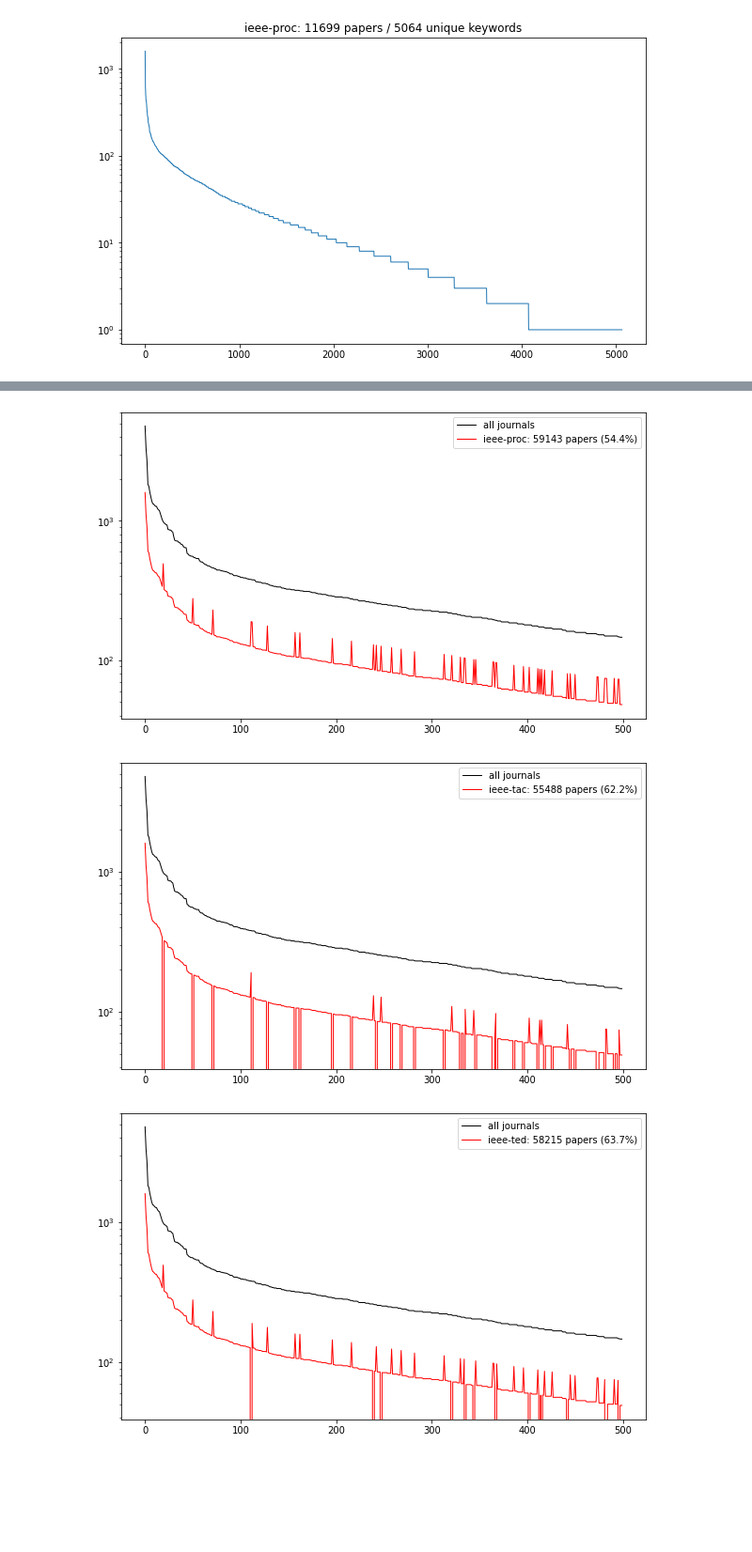
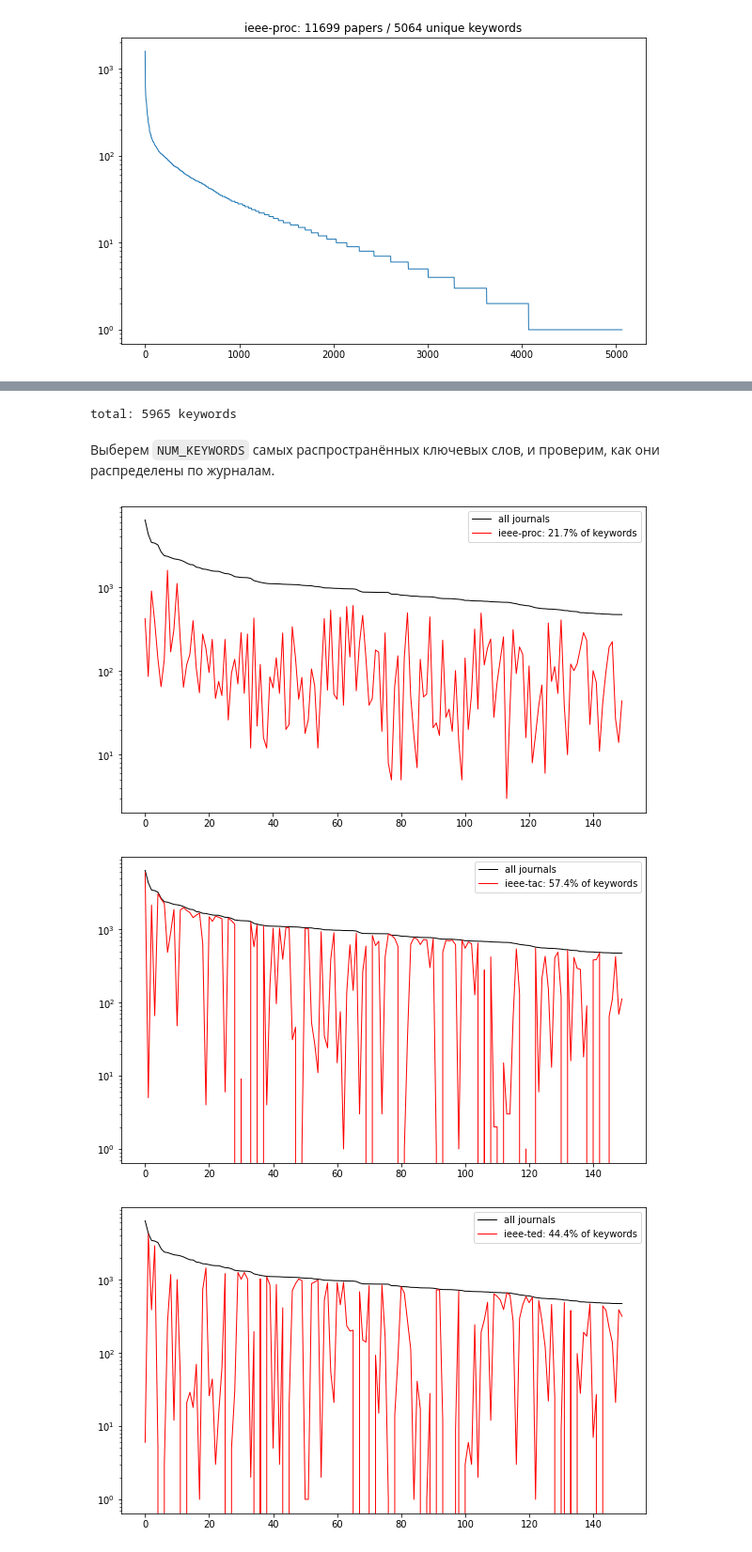
Before and after one commit to vsgolovin/hse-nlp-2022, a Jupyter notebook: notebooks/keywords.ipynb, the cells around one changed output, grey strips where cells are left out. Shown at 94% size. Saved outputs shown, nothing was run; the diff lists cells and outputs as text; code cells hidden in the pictures; blank space fills up the shorter version.

Commit message:
Fix keyword counts

```diff
--- a/notebooks/keywords.ipynb
+++ b/notebooks/keywords.ipynb
@@ -61,7 +65,7 @@ num_papers = 0
 for dct in get_entries(cur_file):
     num_papers += 1
     for keyword in dct['keywords']:
-        keywords_tac[keyword] = keywords_proc.get(keyword, 0) + 1
+        keywords_tac[keyword] = keywords_tac.get(keyword, 0) + 1
 
 plt.close('all')
 plt.figure()
@@ -77,7 +81,7 @@ num_papers = 0
 for dct in get_entries(cur_file):
     num_papers += 1
     for keyword in dct['keywords']:
-        keywords_ted[keyword] = keywords_proc.get(keyword, 0) + 1
+        keywords_ted[keyword] = keywords_ted.get(keyword, 0) + 1
 
 plt.close('all')
 plt.figure()
@@ -98,20 +104,26 @@ counts_all = [v for _, v in keywords_all_lst]
 counts_proc = [keywords_proc.get(k, 0) for k in keywords]
 counts_ted = [keywords_ted.get(k, 0) for k in keywords]
 counts_tac = [keywords_tac.get(k, 0) for k in keywords]
+print(f'total: {len(keywords_all)} keywords')
+# %% [output]
+total: 5965 keywords
+# %% [markdown]
+Выберем `NUM_KEYWORDS` самых распространённых ключевых слов, и проверим, как они распределены по журналам.
 # %%
-indmax = 500#len(keywords)
+NUM_KEYWORDS = 150#len(keywords)
 journals = ('ieee-proc', 'ieee-tac', 'ieee-ted')
+
 plt.close('all')
 for counts, journal in zip((counts_proc, counts_tac, counts_ted), journals):
     total = sum(counts)
-    selection = sum(counts[:indmax])
-    label = f'{journal}: {selection} papers ({selection / total * 100:.1f}%)j'
+    selection = sum(counts[:NUM_KEYWORDS])
+    label = f'{journal}: {selection / total * 100:.1f}% of keywords'
 
     plt.figure()
-    plt.semilogy(counts_all[:indmax], 'k-', label='all journals')
-    plt.semilogy(counts[:indmax], 'r-', label=label)
+    plt.semilogy(counts_all[:NUM_KEYWORDS], 'k-', label='all journals')
+    plt.semilogy(counts[:NUM_KEYWORDS], 'r-', label=label)
     plt.legend()
 # %% [output]
-[figure, old version]
+[figure, new version]
-[figure, old version]
+[figure, new version]
-[figure, old version]
+[figure, new version]
```
Also changed, not shown: parts of 7 cells of this notebook.
